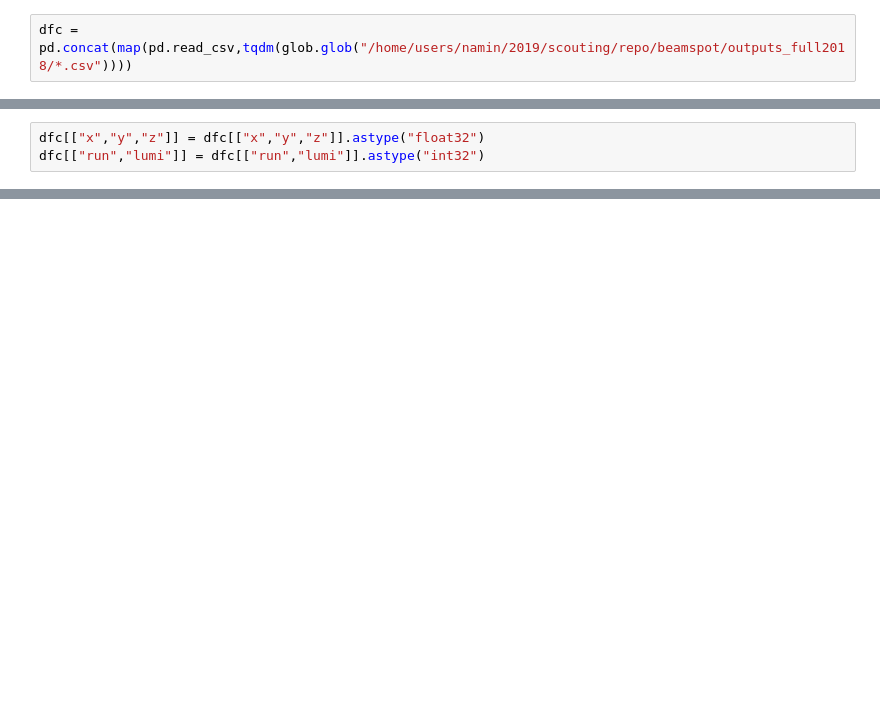
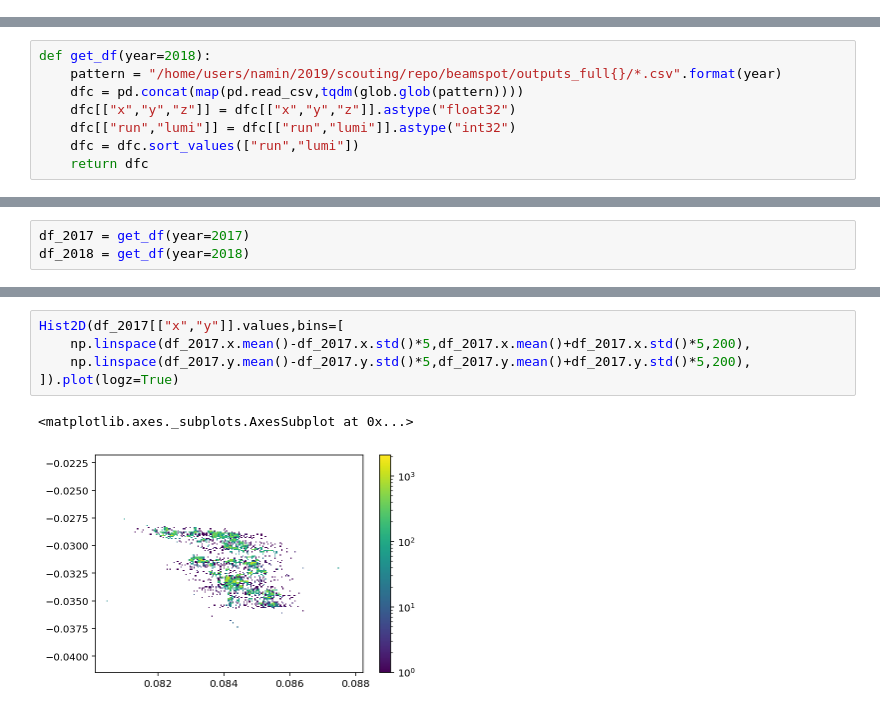
Before and after one commit to usarica/scouting, a Jupyter notebook: analysis/beamspotlookup.ipynb, the cells around one changed output, grey strips where cells are left out. Saved outputs shown, nothing was run; the diff lists cells and outputs as text; blank space fills up the shorter version.

```diff
--- a/analysis/beamspotlookup.ipynb
+++ b/analysis/beamspotlookup.ipynb
@@ -17,2 +17,0 @@ import pickle
-# %%
-dfc = pd.concat(map(pd.read_csv,tqdm(glob.glob("/home/users/namin/2019/scouting/repo/beamspot/outputs_full2018/*.csv"))))
@@ -42,3 +18,8 @@ plt.scatter(dfc.x,dfc.y,alpha=0.2,s=0.5)
 # %%
-dfc[["x","y","z"]] = dfc[["x","y","z"]].astype("float32")
-dfc[["run","lumi"]] = dfc[["run","lumi"]].astype("int32")
+def get_df(year=2018):
+    pattern = "/home/users/namin/2019/scouting/repo/beamspot/outputs_full{}/*.csv".format(year)
+    dfc = pd.concat(map(pd.read_csv,tqdm(glob.glob(pattern))))
+    dfc[["x","y","z"]] = dfc[["x","y","z"]].astype("float32")
+    dfc[["run","lumi"]] = dfc[["run","lumi"]].astype("int32")
+    dfc = dfc.sort_values(["run","lumi"])
+    return dfc
@@ -75,0 +26,3 @@ df = dfc.sort_values(["run","lumi"])
+# %%
+df_2017 = get_df(year=2017)
+df_2018 = get_df(year=2018)
@@ -75,0 +32,8 @@ df = dfc.sort_values(["run","lumi"])
+# %%
+Hist2D(df_2017[["x","y"]].values,bins=[
+    np.linspace(df_2017.x.mean()-df_2017.x.std()*5,df_2017.x.mean()+df_2017.x.std()*5,200),
+    np.linspace(df_2017.y.mean()-df_2017.y.std()*5,df_2017.y.mean()+df_2017.y.std()*5,200),
+]).plot(logz=True)
+# %% [output]
+<matplotlib.axes._subplots.AxesSubplot at 0x...>
+[figure, added]
```
Also changed, not shown: parts of 16 cells of this notebook, 21 other files.
